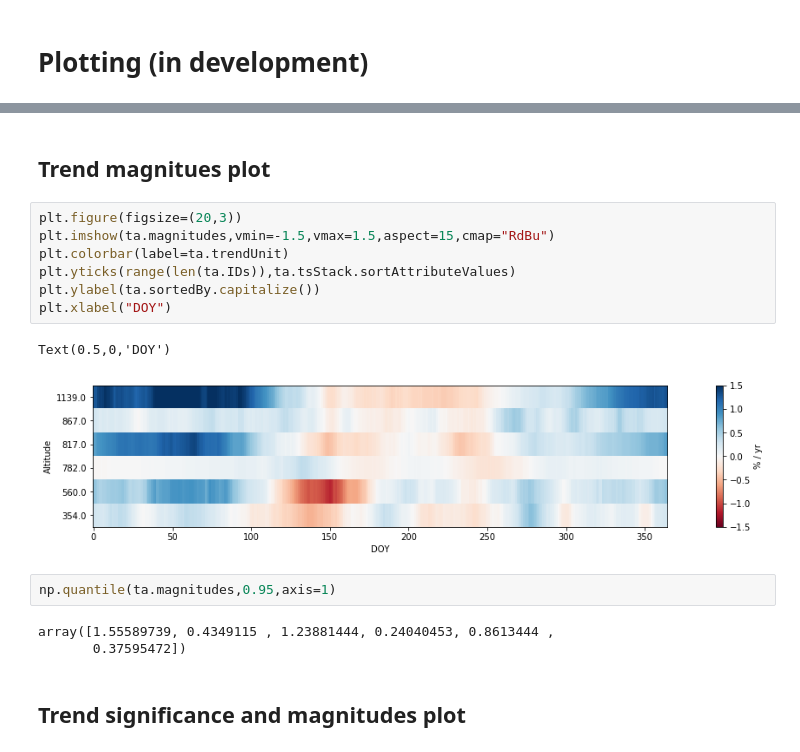
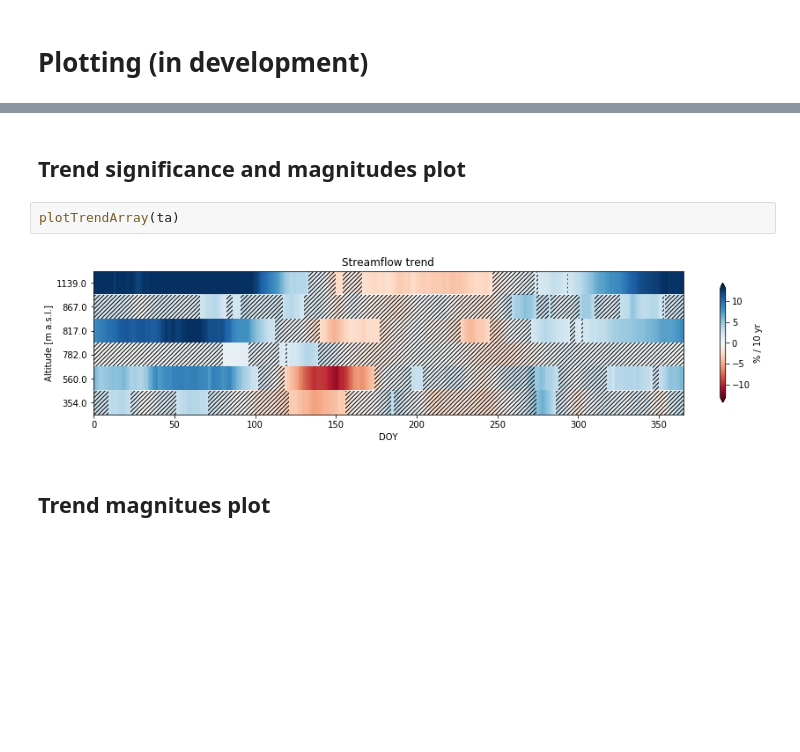
Before and after one commit to skalevag/hydroTrends, a Jupyter notebook: demo.ipynb, the cells around one changed output, grey strips where cells are left out. Drawn from its saved outputs; the diff is of its cells as text; blank space fills up the shorter version.

```diff
--- a/demo.ipynb
+++ b/demo.ipynb
@@ -182,19 +260,8 @@ demo_streamflow_sortedByaltitude_10MA_1901-2000_trendSignificance.npy
+# %% [markdown]
+## Trend significance and magnitudes plot
+# %%
+plotTrendArray(ta)
+# %% [output]
+[figure, added]
 # %% [markdown]
 ## Trend magnitues plot
-# %%
-plt.figure(figsize=(20,3))
-plt.imshow(ta.magnitudes,vmin=-1.5,vmax=1.5,aspect=15,cmap="RdBu")
-plt.colorbar(label=ta.trendUnit)
-plt.yticks(range(len(ta.IDs)),ta.tsStack.sortAttributeValues)
-plt.ylabel(ta.sortedBy.capitalize())
-plt.xlabel("DOY")
-# %% [output]
-Text(0.5,0,'DOY')
-[figure, removed]
-# %%
-np.quantile(ta.magnitudes,0.95,axis=1)
-# %% [output]
-array([1.55589739, 0.4349115 , 1.23881444, 0.24040453, 0.8613444 ,
-       0.37595472])
-# %% [markdown]
-## Trend significance and magnitudes plot
```
Also changed, not shown: parts of 24 cells of this notebook, 3 other files.
